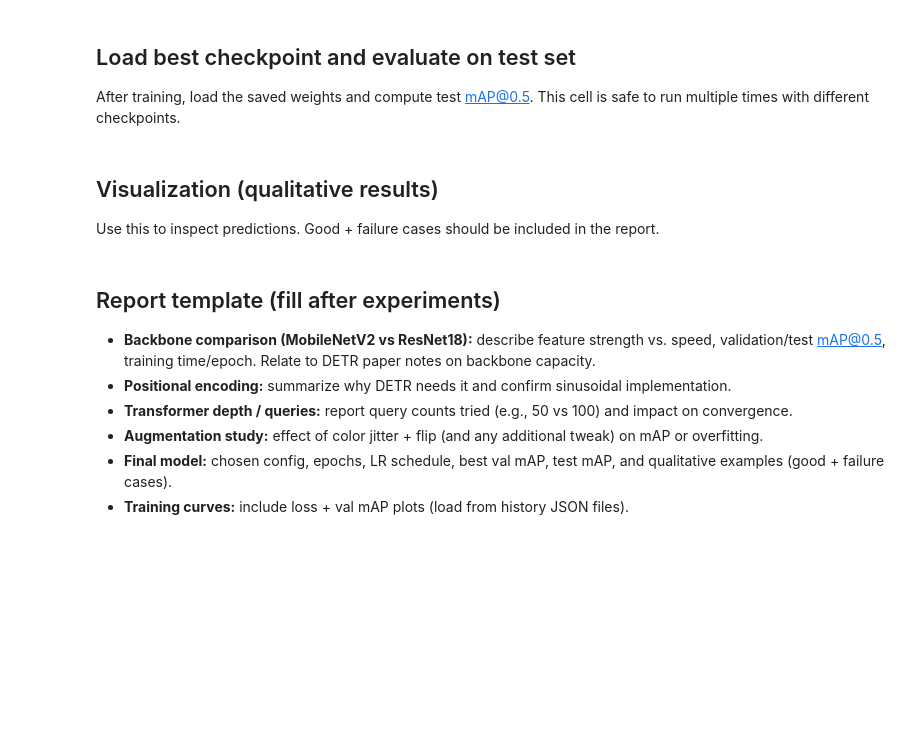
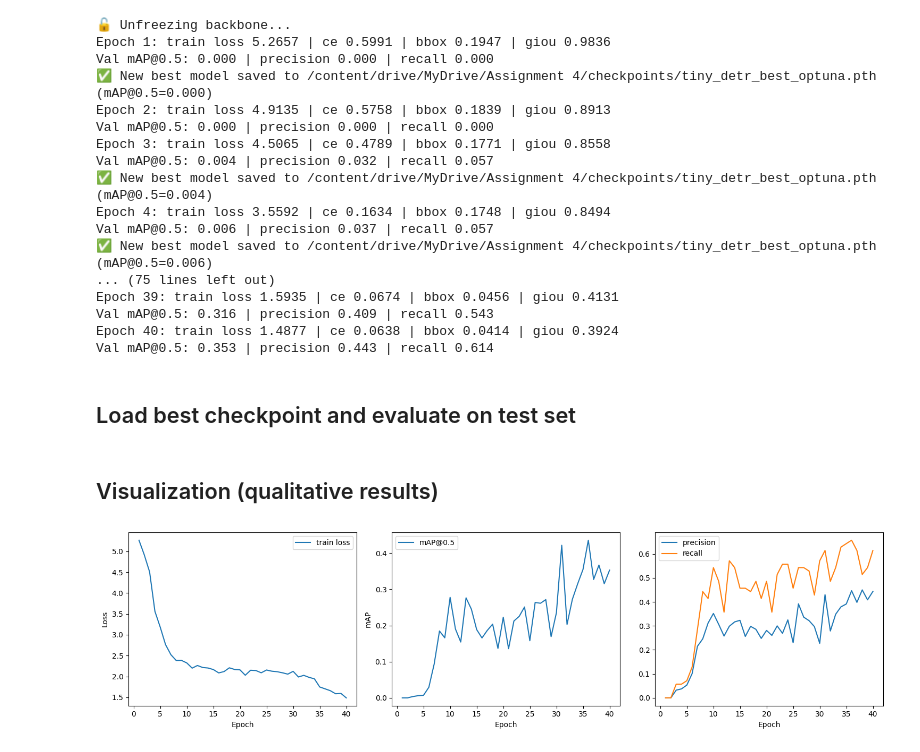
Before and after one commit to ardacey/Implementation-of-DETR, a Jupyter notebook: assignment.ipynb, the cells around one changed output. Saved outputs shown, nothing was run; the diff lists cells and outputs as text; code cells hidden in the pictures; blank space fills up the shorter version.

```diff
--- a/assignment.ipynb
+++ b/assignment.ipynb
@@ -837,0 +1472,3 @@ if 'histories' in locals() and histories:
+# %%
+study = optuna.create_study(direction='maximize')
+study.optimize(objective, n_trials=12)
@@ -837,0 +1569,8 @@ if 'histories' in locals() and histories:
+# %%
+best_params = study.best_params
+
+best_config = copy.deepcopy(base_config)
+best_config.update(best_params)
+
+print("🏆 Best Optuna config:")
+print(json.dumps(best_config, indent=2))
@@ -838,4 +1595,31 @@ if 'histories' in locals() and histories:
+# %%
+best_config['checkpoint_path'] = str(
+    CHECKPOINT_DIR / "tiny_detr_best_optuna.pth"
+)
+
+train_loader, val_loader, test_loader = build_loaders(best_config)
+
+best_model, best_history = run_training(
+    best_config, train_loader, val_loader
+)
+# %% [output]
+🔓 Unfreezing backbone...
+Epoch 1: train loss 5.2657 | ce 0.5991 | bbox 0.1947 | giou 0.9836
+Val mAP@0.5: 0.000 | precision 0.000 | recall 0.000
+✅ New best model saved to /content/drive/MyDrive/Assignment 4/checkpoints/tiny_detr_best_optuna.pth (mAP@0.5=0.000)
+Epoch 2: train loss 4.9135 | ce 0.5758 | bbox 0.1839 | giou 0.8913
+Val mAP@0.5: 0.000 | precision 0.000 | recall 0.000
+Epoch 3: train loss 4.5065 | ce 0.4789 | bbox 0.1771 | giou 0.8558
+Val mAP@0.5: 0.004 | precision 0.032 | recall 0.057
+✅ New best model saved to /content/drive/MyDrive/Assignment 4/checkpoints/tiny_detr_best_optuna.pth (mAP@0.5=0.004)
+Epoch 4: train loss 3.5592 | ce 0.1634 | bbox 0.1748 | giou 0.8494
+Val mAP@0.5: 0.006 | precision 0.037 | recall 0.057
+✅ New best model saved to /content/drive/MyDrive/Assignment 4/checkpoints/tiny_detr_best_optuna.pth (mAP@0.5=0.006)
+... (75 lines left out)
+Epoch 39: train loss 1.5935 | ce 0.0674 | bbox 0.0456 | giou 0.4131
+Val mAP@0.5: 0.316 | precision 0.409 | recall 0.543
+Epoch 40: train loss 1.4877 | ce 0.0638 | bbox 0.0414 | giou 0.3924
+Val mAP@0.5: 0.353 | precision 0.443 | recall 0.614
 # %% [markdown]
 ## Load best checkpoint and evaluate on test set
-After training, load the saved weights and compute test mAP@0.5. This cell is safe to run multiple times with different checkpoints.
 # %%
@@ -860,3 +1634,2 @@ for name, cfg in experiments:
 # %% [markdown]
 ## Visualization (qualitative results)
-Use this to inspect predictions. Good + failure cases should be included in the report.
@@ -958,8 +1636,4 @@ if 'experiments' in locals():
-# %% [markdown]
-## Report template (fill after experiments)
-- **Backbone comparison (MobileNetV2 vs ResNet18):** describe feature strength vs. speed, validation/test mAP@0.5, training time/epoch. Relate to DETR paper notes on backbone capacity.
-- **Positional encoding:** summarize why DETR needs it and confirm sinusoidal implementation.
-- **Transformer depth / queries:** report query counts tried (e.g., 50 vs 100) and impact on convergence.
-- **Augmentation study:** effect of color jitter + flip (and any additional tweak) on mAP or overfitting.
-- **Final model:** chosen config, epochs, LR schedule, best val mAP, test mAP, and qualitative examples (good + failure cases).
-- **Training curves:** include loss + val mAP plots (load from history JSON files).
+# %%
+plot_training_curves(best_history)
+# %% [output]
+[figure, added]
```
Also changed, not shown: parts of 51 cells of this notebook, 1 other file.
